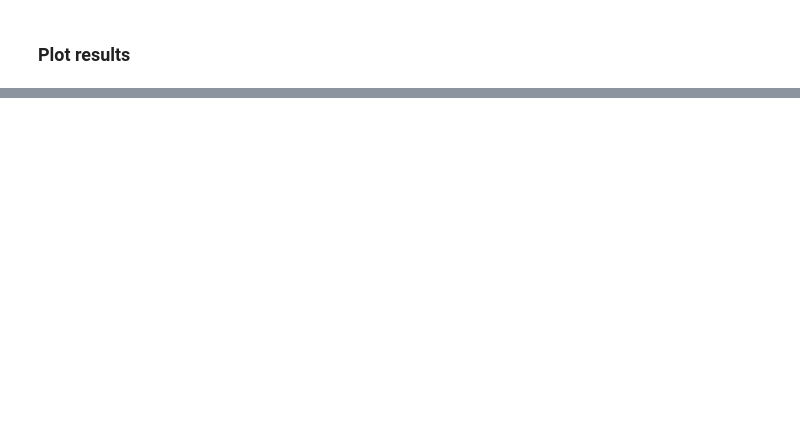
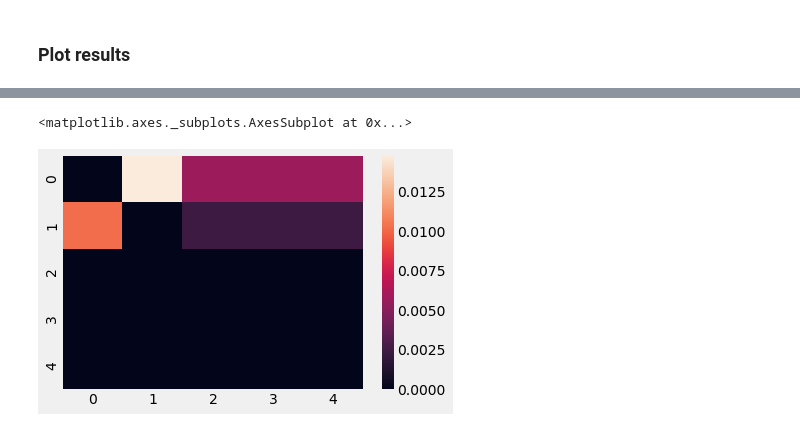
Before and after one commit to lpfann/fri, a Jupyter notebook: notebooks/Test_conRanges.ipynb, the cells around one changed output, grey strips where cells are left out. Cells and saved outputs as stored; diff of their text form; code cells hidden in the pictures; blank space fills up the shorter version.

```diff
--- a/notebooks/Test_conRanges.ipynb
+++ b/notebooks/Test_conRanges.ipynb
@@ -82,0 +107,5 @@ IndexError: too many indices for array
+# %%
+sns.heatmap(fri.constrained_ranges_diff_min)
+# %% [output]
+<matplotlib.axes._subplots.AxesSubplot at 0x...>
+[figure, added]
```
Also changed, not shown: parts of 10 cells of this notebook, 2 other files.
